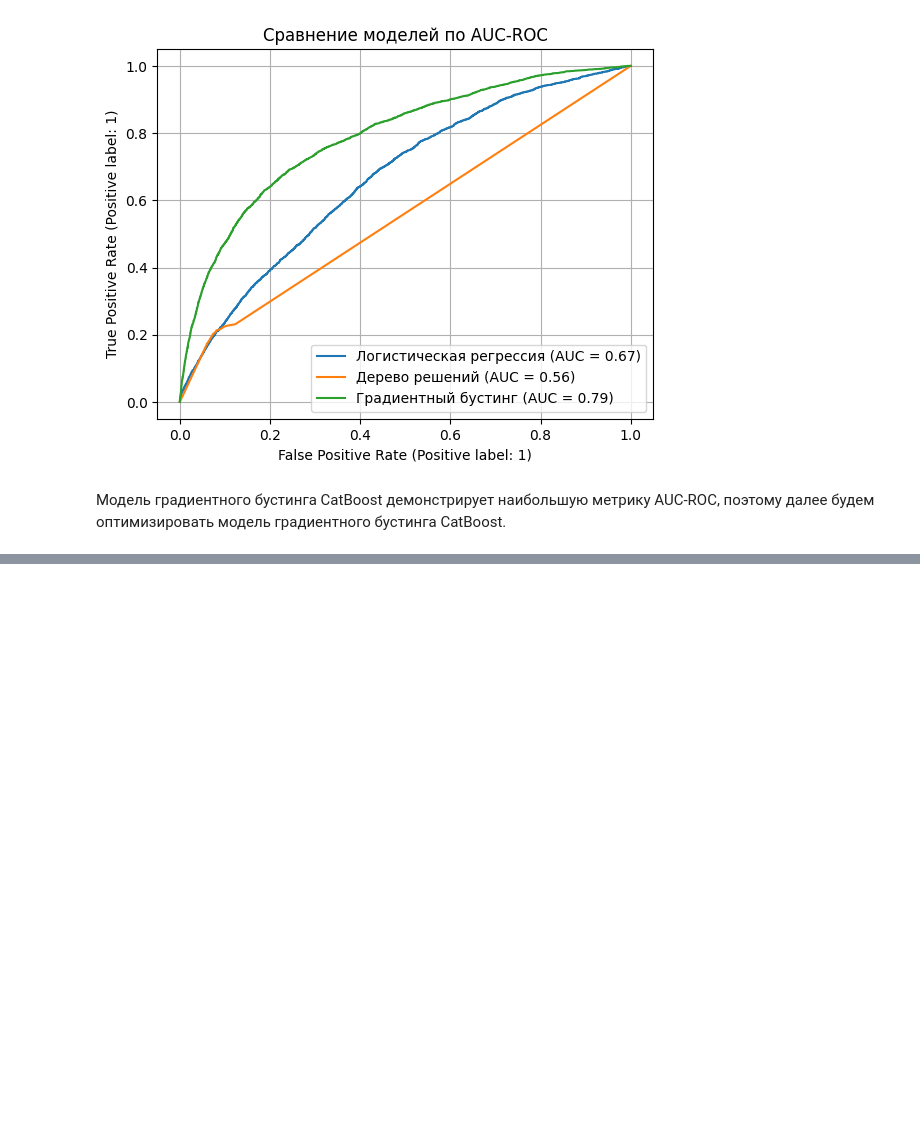
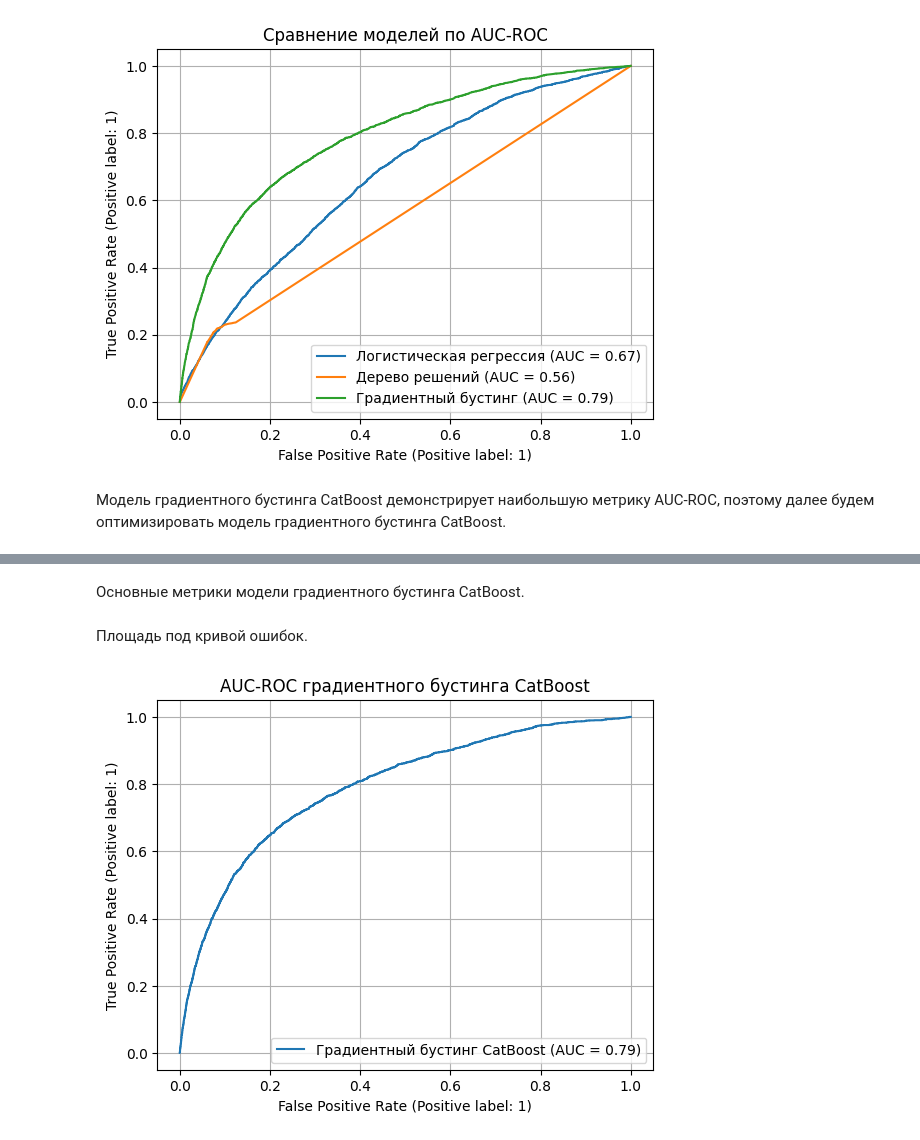
Before and after one commit to mikhpo/ds-for-non-ds, a Jupyter notebook: notebooks/credit_scoring.ipynb, the cells around one changed output, grey strips where cells are left out. Cells and saved outputs as stored; diff of their text form; code cells hidden in the pictures; blank space fills up the shorter version.

```diff
--- a/notebooks/credit_scoring.ipynb
+++ b/notebooks/credit_scoring.ipynb
@@ -941,0 +1177,8 @@ plt.show()
+# %%
+# Получить предсказания модели и вероятности.
+model_predictions = model.predict(x_test)
+model_probabilities = model.predict_proba(x_test)
+
+# Построить классификационный отчет.
+model_report = classification_report(y_test, model_predictions)
+print(f"Основные метрики модели CatBoost:\n{model_report}")
@@ -941,0 +1201,21 @@ plt.show()
+# %%
+for method in ("SqrtBalanced", "Balanced"):
+  params.update({"auto_class_weights": method})
+  model = CatBoostClassifier(**params)
+  print(f"AUC модели CatBoost с применением метода балансировки классов {method}: ")
+  model.fit(
+      train_pool,
+      eval_set=test_pool,
+      verbose=False,
+      plot=False
+  )
+  # Получить предсказания модели и вероятности.
+  model_predictions = model.predict(x_test)
+  model_probabilities = model.predict_proba(x_test)
+
+  # Построить классификационный отчет.
+  model_report = classification_report(y_test, model_predictions)
+  print(
+      "\nОсновные метрики модели CatBoost с применением "
+      f"метода балансировки классов {method}:\n{model_report}"
+)
@@ -941,0 +1246,10 @@ plt.show()
+# %%
+for threshold in (0.1, 0.2, 0.3, 0.4, 0.5):
+  model.set_probability_threshold(threshold)
+  model_predictions = model.predict(x_test)
+  model_probabilities = model.predict_proba(x_test)
+  model_report = classification_report(y_test, model_predictions)
+  print(
+      "\nОсновные метрики классификатора CatBoost со значением "
+      f"дискриминационного порога {threshold}:\n{model_report}"
+  )
@@ -941,0 +1311,2 @@ plt.show()
+# %% [markdown]
+Основные метрики модели градиентного бустинга CatBoost.
@@ -941,0 +1315,9 @@ plt.show()
+# %% [markdown]
+Площадь под кривой ошибок.
+# %%
+RocCurveDisplay.from_predictions(y_test, model_probabilities[:,1], name="Градиентный бустинг CatBoost")
+plt.title("AUC-ROC градиентного бустинга CatBoost")
+plt.grid()
+plt.show()
+# %% [output]
+[figure, added]
```
Also changed, not shown: parts of 97 cells of this notebook.
